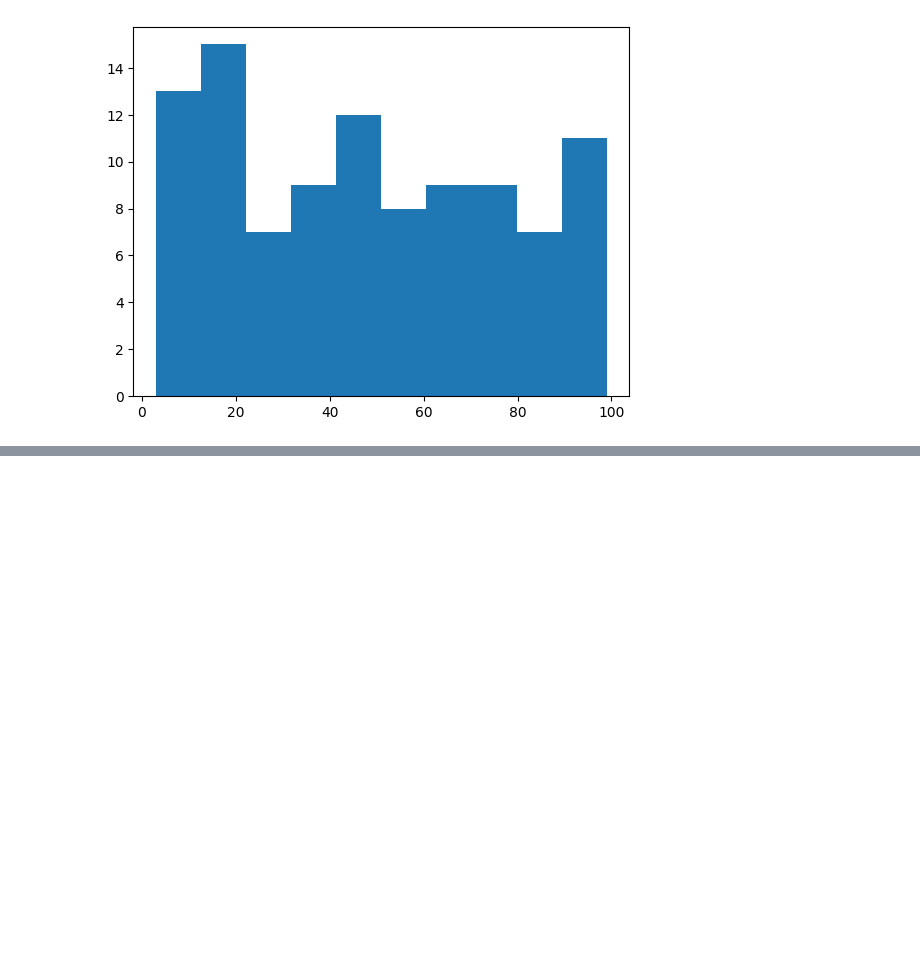
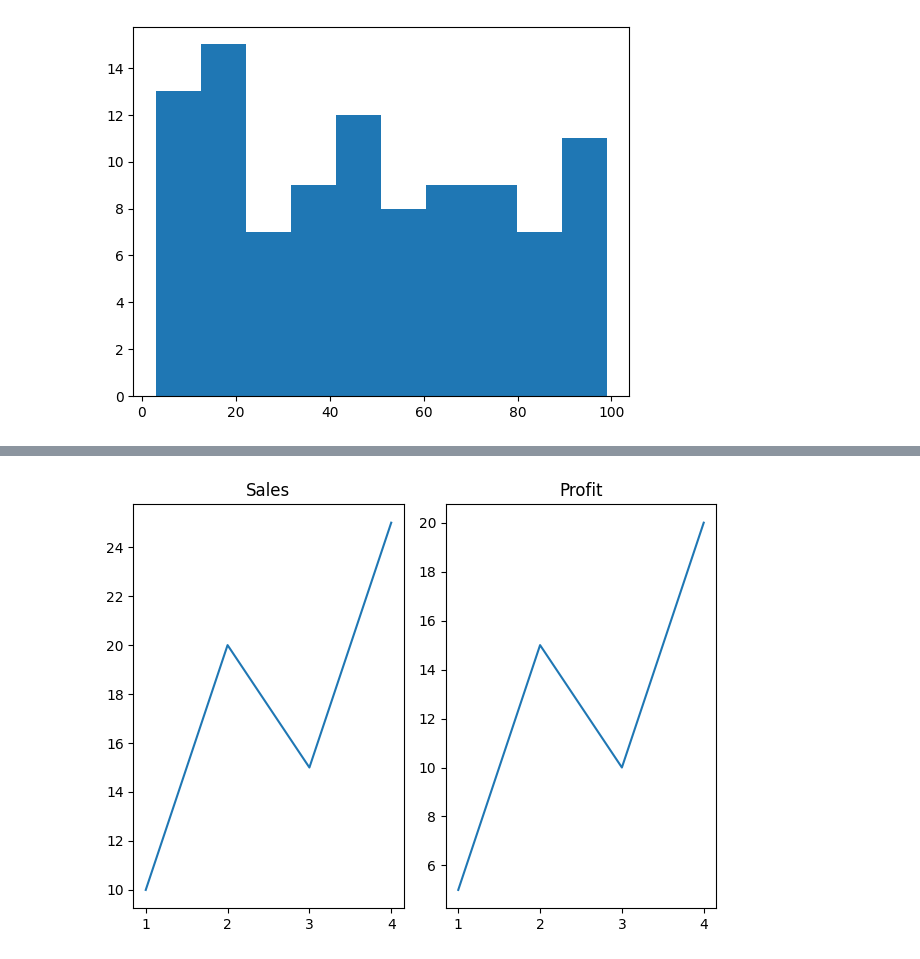
Before and after one commit to hady872/AI_Learning_Journey, a Jupyter notebook: matplotlib_course/matplotlib_ai.ipynb, the cells around one changed output, grey strips where cells are left out. Cells and saved outputs as stored; diff of their text form; code cells hidden in the pictures; blank space fills up the shorter version.

```diff
--- a/matplotlib_course/matplotlib_ai.ipynb
+++ b/matplotlib_course/matplotlib_ai.ipynb
@@ -124,0 +149,13 @@ plt.show()
+# %%
+plt.subplot(1, 2, 1)
+plt.plot(x, y1)
+plt.title("Sales")
+
+plt.subplot(1, 2, 2)
+plt.plot(x, y2)
+plt.title("Profit")
+
+plt.tight_layout()
+plt.show()
+# %% [output]
+[figure, added]
```
Also changed, not shown: parts of 2 cells of this notebook.
